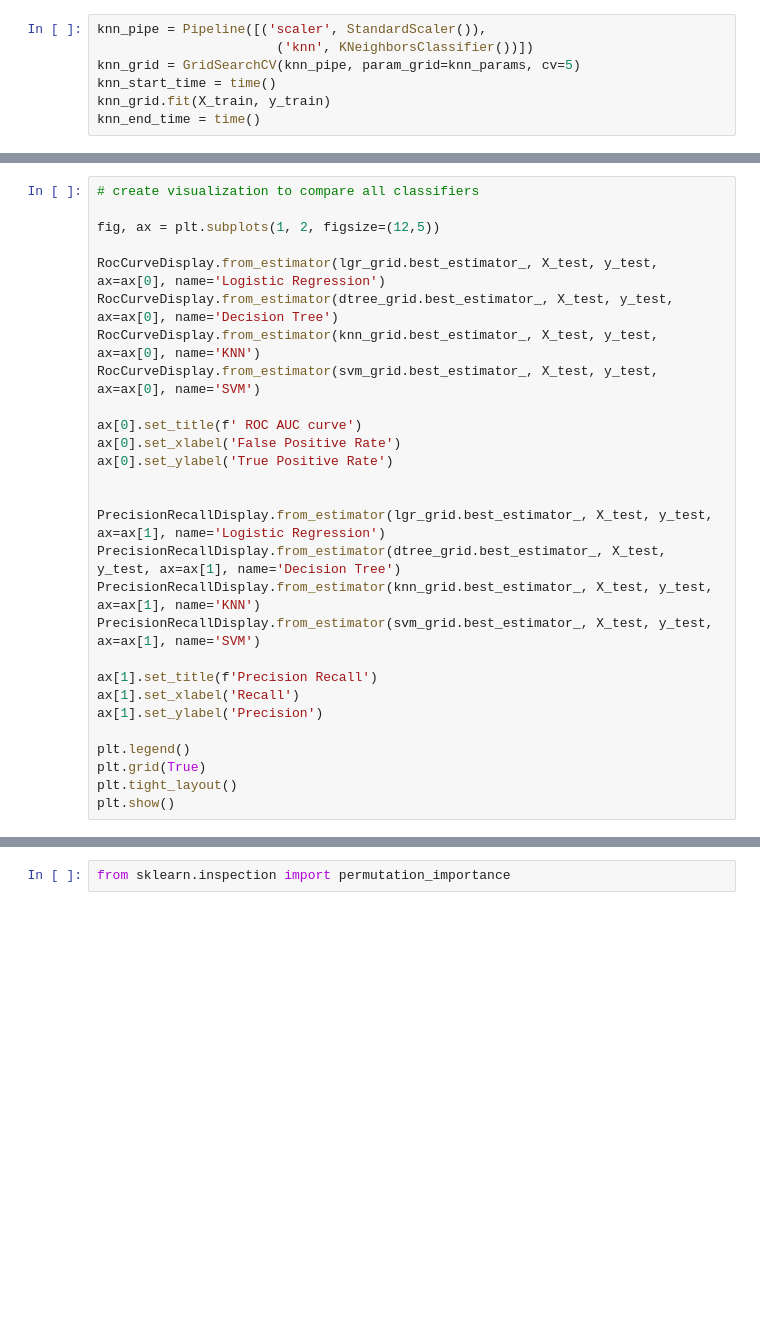
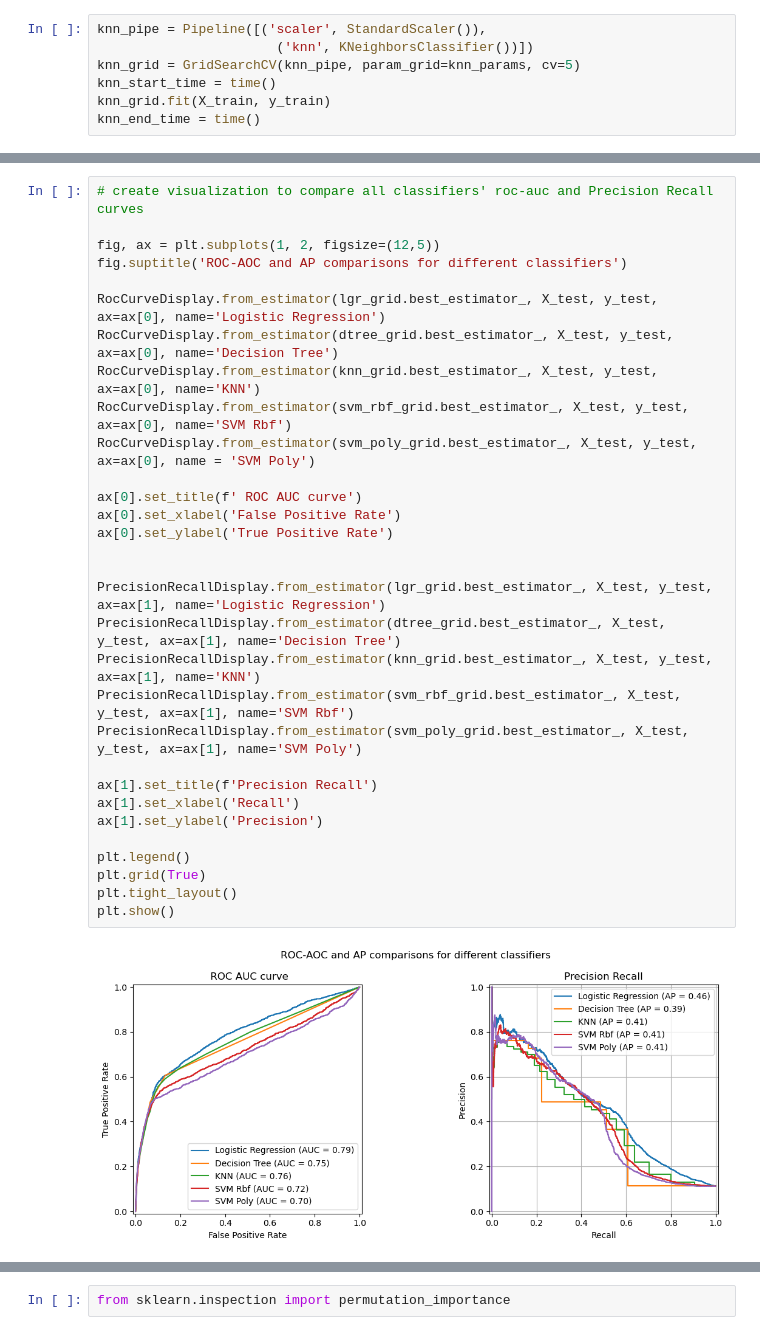
Before and after one commit to raosalapaka/ml-module17, a Jupyter notebook: assignment17_1_RS.ipynb, the cells around one changed output, grey strips where cells are left out. Saved outputs shown, nothing was run; the diff lists cells and outputs as text; blank space fills up the shorter version.

```diff
--- a/assignment17_1_RS.ipynb
+++ b/assignment17_1_RS.ipynb
@@ -612,28 +740,33 @@ plt.show()
 # %%
-# create visualization to compare all classifiers
+# create visualization to compare all classifiers' roc-auc and Precision Recall curves
 
 fig, ax = plt.subplots(1, 2, figsize=(12,5))
+fig.suptitle('ROC-AOC and AP comparisons for different classifiers')
 
 RocCurveDisplay.from_estimator(lgr_grid.best_estimator_, X_test, y_test, ax=ax[0], name='Logistic Regression')
 RocCurveDisplay.from_estimator(dtree_grid.best_estimator_, X_test, y_test, ax=ax[0], name='Decision Tree')
 RocCurveDisplay.from_estimator(knn_grid.best_estimator_, X_test, y_test, ax=ax[0], name='KNN')
-RocCurveDisplay.from_estimator(svm_grid.best_estimator_, X_test, y_test, ax=ax[0], name='SVM')
+RocCurveDisplay.from_estimator(svm_rbf_grid.best_estimator_, X_test, y_test, ax=ax[0], name='SVM Rbf')
+RocCurveDisplay.from_estimator(svm_poly_grid.best_estimator_, X_test, y_test, ax=ax[0], name = 'SVM Poly')
 
 ax[0].set_title(f' ROC AUC curve')
 ax[0].set_xlabel('False Positive Rate')
 ax[0].set_ylabel('True Positive Rate')
 
 
 PrecisionRecallDisplay.from_estimator(lgr_grid.best_estimator_, X_test, y_test, ax=ax[1], name='Logistic Regression')
 PrecisionRecallDisplay.from_estimator(dtree_grid.best_estimator_, X_test, y_test, ax=ax[1], name='Decision Tree')
 PrecisionRecallDisplay.from_estimator(knn_grid.best_estimator_, X_test, y_test, ax=ax[1], name='KNN')
-PrecisionRecallDisplay.from_estimator(svm_grid.best_estimator_, X_test, y_test, ax=ax[1], name='SVM')
+PrecisionRecallDisplay.from_estimator(svm_rbf_grid.best_estimator_, X_test, y_test, ax=ax[1], name='SVM Rbf')
+PrecisionRecallDisplay.from_estimator(svm_poly_grid.best_estimator_, X_test, y_test, ax=ax[1], name='SVM Poly')
 
 ax[1].set_title(f'Precision Recall')
 ax[1].set_xlabel('Recall')
 ax[1].set_ylabel('Precision')
 
 plt.legend()
 plt.grid(True)
 plt.tight_layout()
 plt.show()
+# %% [output]
+[figure, added]
```
Also changed, not shown: parts of 46 cells of this notebook.
